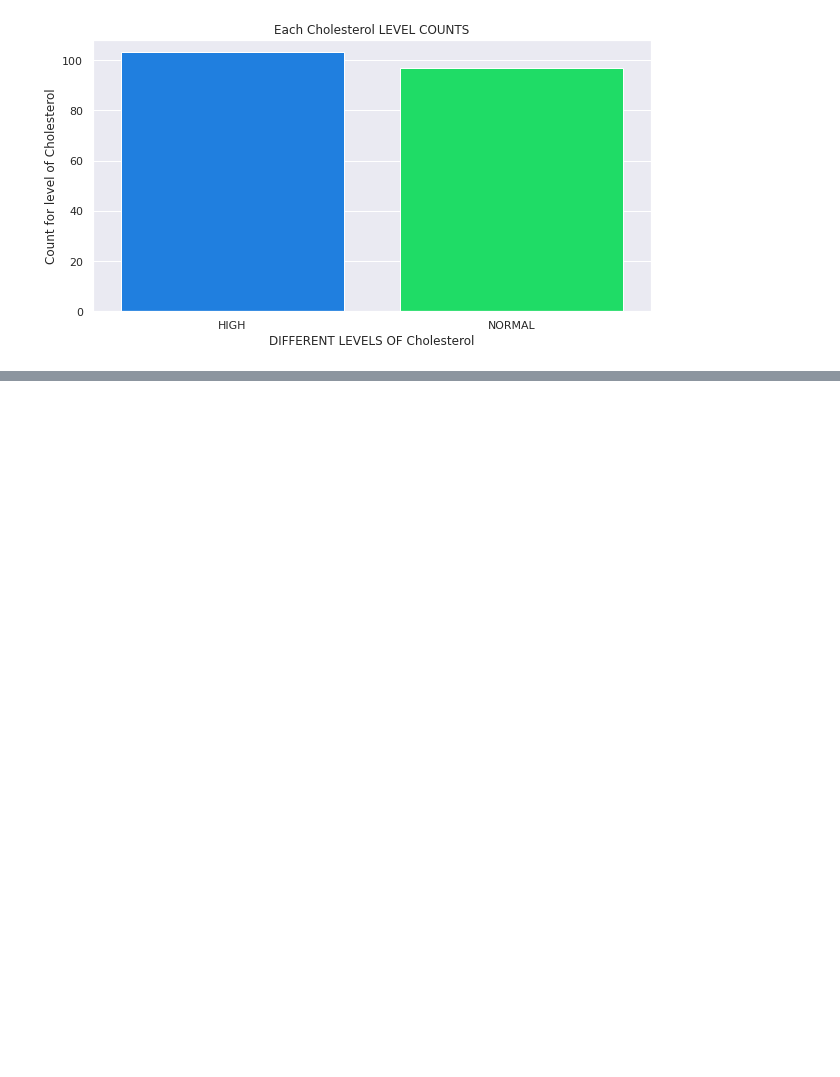
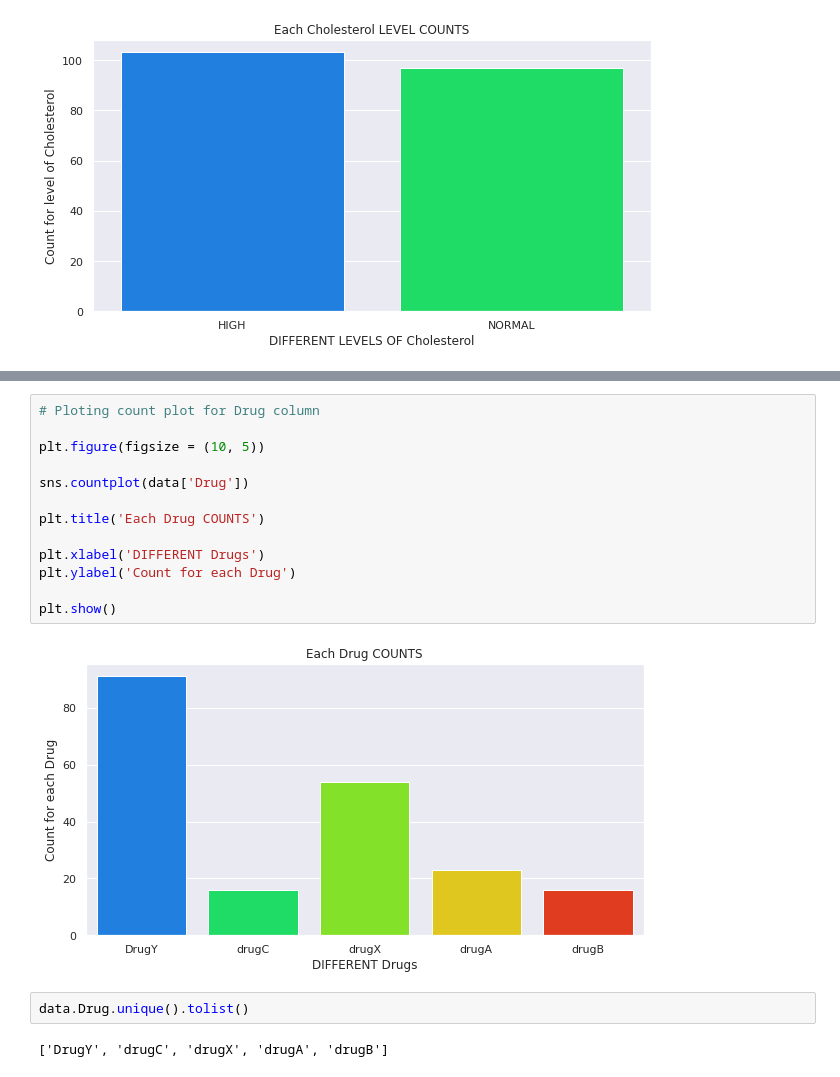
Before and after one commit to dsankush/Drug-Analysis, a Jupyter notebook: Drug_Analysis.ipynb, the cells around one changed output, grey strips where cells are left out. Saved outputs shown, nothing was run; the diff lists cells and outputs as text; blank space fills up the shorter version.

```diff
--- a/Drug_Analysis.ipynb
+++ b/Drug_Analysis.ipynb
@@ -368,0 +391,19 @@ plt.show()
+# %%
+# Ploting count plot for Drug column
+
+plt.figure(figsize = (10, 5))
+
+sns.countplot(data['Drug'])
+
+plt.title('Each Drug COUNTS')
+
+plt.xlabel('DIFFERENT Drugs')
+plt.ylabel('Count for each Drug')
+
+plt.show()
+# %% [output]
+[figure, added]
+# %%
+data.Drug.unique().tolist()
+# %% [output]
+['DrugY', 'drugC', 'drugX', 'drugA', 'drugB']
```
Also changed, not shown: parts of 60 cells of this notebook.
